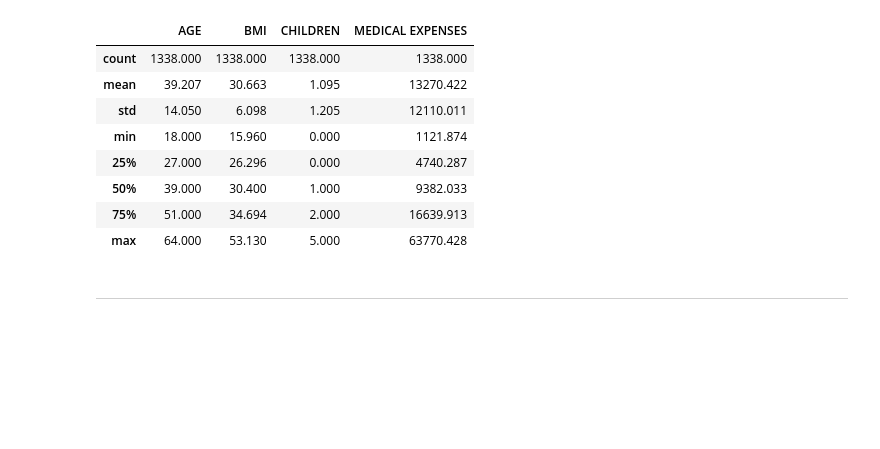
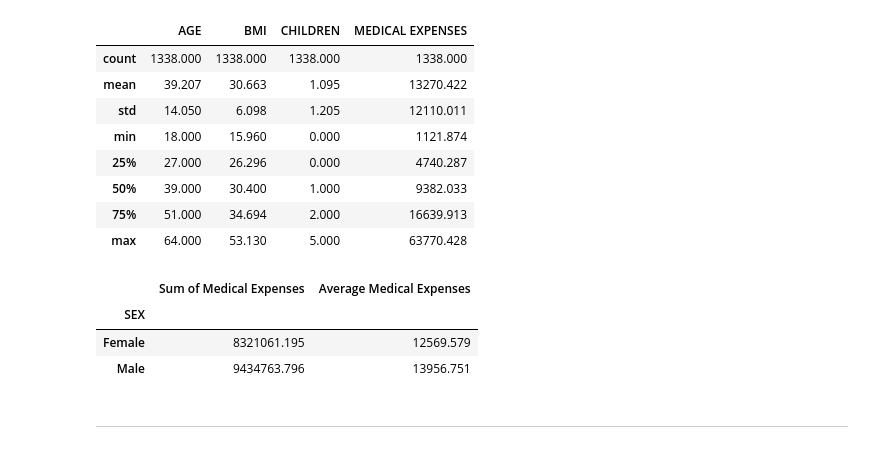
Before and after one commit to data301-2020-winter2/course-project-group_1010, a Jupyter notebook: Analysis/Analysis_KadieWert/Milestone2/EDA.ipynb, the cells around one changed output. Drawn from its saved outputs; the diff is of its cells as text; code cells hidden in the pictures; blank space fills up the shorter version.

```diff
--- a/Analysis/Analysis_KadieWert/Milestone2/EDA.ipynb
+++ b/Analysis/Analysis_KadieWert/Milestone2/EDA.ipynb
@@ -106,6 +106,14 @@ dm.describe()
 | 50% | 39.000 | 30.400 | 1.000 | 9382.033 |
 | 75% | 51.000 | 34.694 | 2.000 | 16639.913 |
 | max | 64.000 | 53.130 | 5.000 | 63770.428 |
+# %%
+dl=dm
+dl.groupby('SEX')['MEDICAL EXPENSES'].agg([sum, np.mean]).rename(columns= {'sum':'Sum of Medical Expenses', 'mean':'Average Medical Expenses'})
+# %% [output]
+|  | Sum of Medical Expenses | Average Medical Expenses |
+| SEX |  |  |
+| Female | 8321061.195 | 12569.579 |
+| Male | 9434763.796 | 13956.751 |
 # %% [markdown]
 ---
 # %% [markdown]
```
Also changed, not shown: parts of 1 cell of this notebook, 2 other files.
